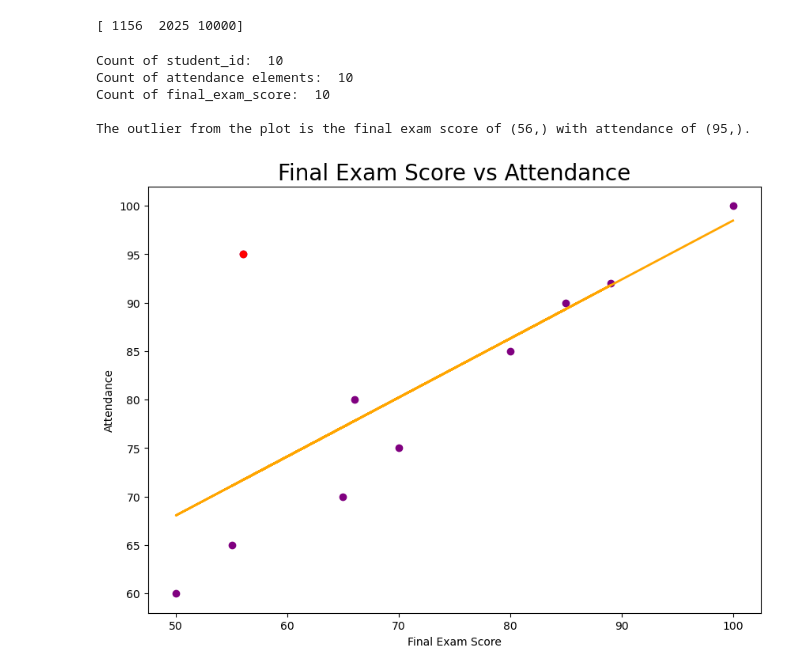
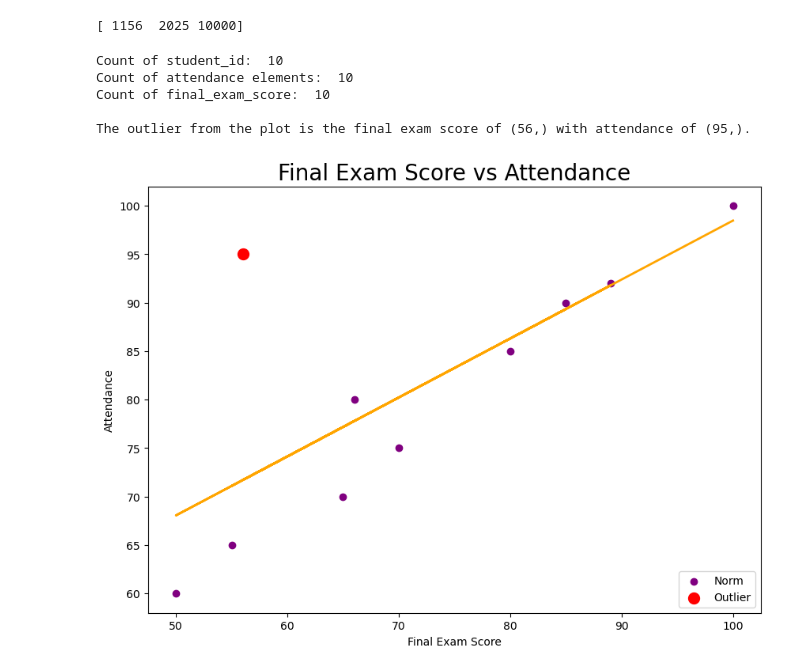
Before and after one commit to aaronbcrampton/50_Days_of_Data_Analysis_in_Python, a Jupyter notebook: 50 Days of Python study work.ipynb, the cells around one changed output. Saved outputs shown, nothing was run; the diff lists cells and outputs as text; code cells hidden in the pictures.

```diff
--- a/50 Days of Python study work.ipynb
+++ b/50 Days of Python study work.ipynb
@@ -786,32 +785,33 @@ list_x, list_y = unpacked_list(values)
 fig = mpl.figure(figsize = (10,7))
 ax = fig.add_subplot()
 ax.scatter(final_exam_score,
            attendance,
            color = 'purple')
 #replace color of outlier
-ax.scatter(list_x, list_y, color = 'red')
+ax.scatter(list_x, list_y, color = 'red',linewidths=5)
+ax.legend(['Norm', 'Outlier'], loc = 'lower right')
 
 #calulate equation for trend line
 trend_eq = np.polyfit(final_exam_score, attendance, 1)
 p = np.poly1d(trend_eq)
 #plot trend line
 mpl.plot((final_exam_score), p(final_exam_score), color = 'orange', linewidth = 2, linestyle = '-')
 mpl.show
 
 #create labels for plot
 mpl.title('Final Exam Score vs Attendance', fontsize = 20)
 mpl.xlabel('Final Exam Score')
 mpl.ylabel('Attendance')
 
 #find final score of outlier
 if len(list_x) > 1:
     print(f'The outliers from the plot is the final exam score of {list_x} with attendance of {list_y} respectively.')
 else:
     print(f'The outlier from the plot is the final exam score of {list_x} with attendance of {list_y}.')
 # %% [output]
 Count of student_id:  10
 Count of attendance elements:  10
 Count of final_exam_score:  10
 
 The outlier from the plot is the final exam score of (56,) with attendance of (95,).
-[figure, old version]
+[figure, new version]
```
Also changed, not shown: parts of 2 cells of this notebook.
